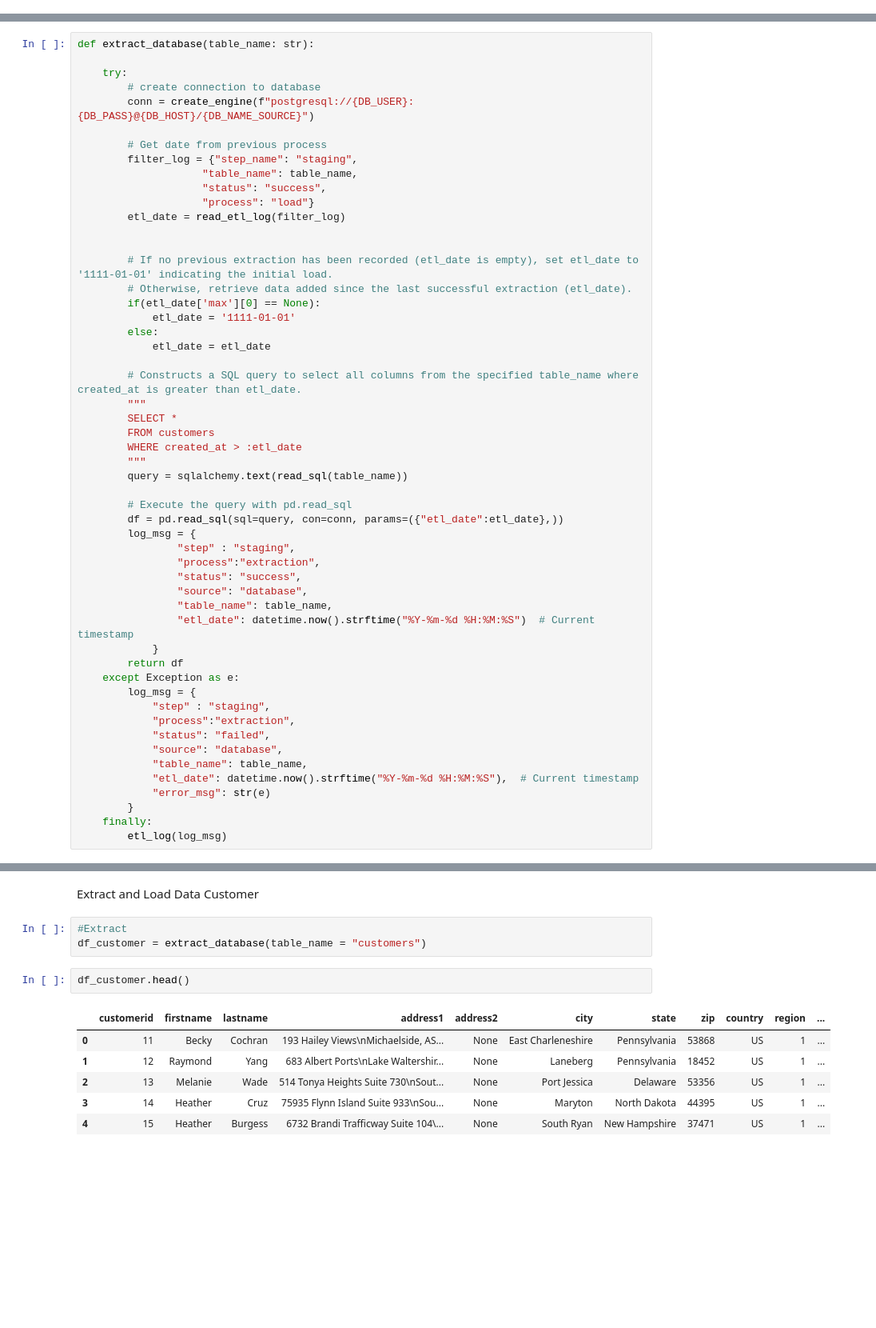
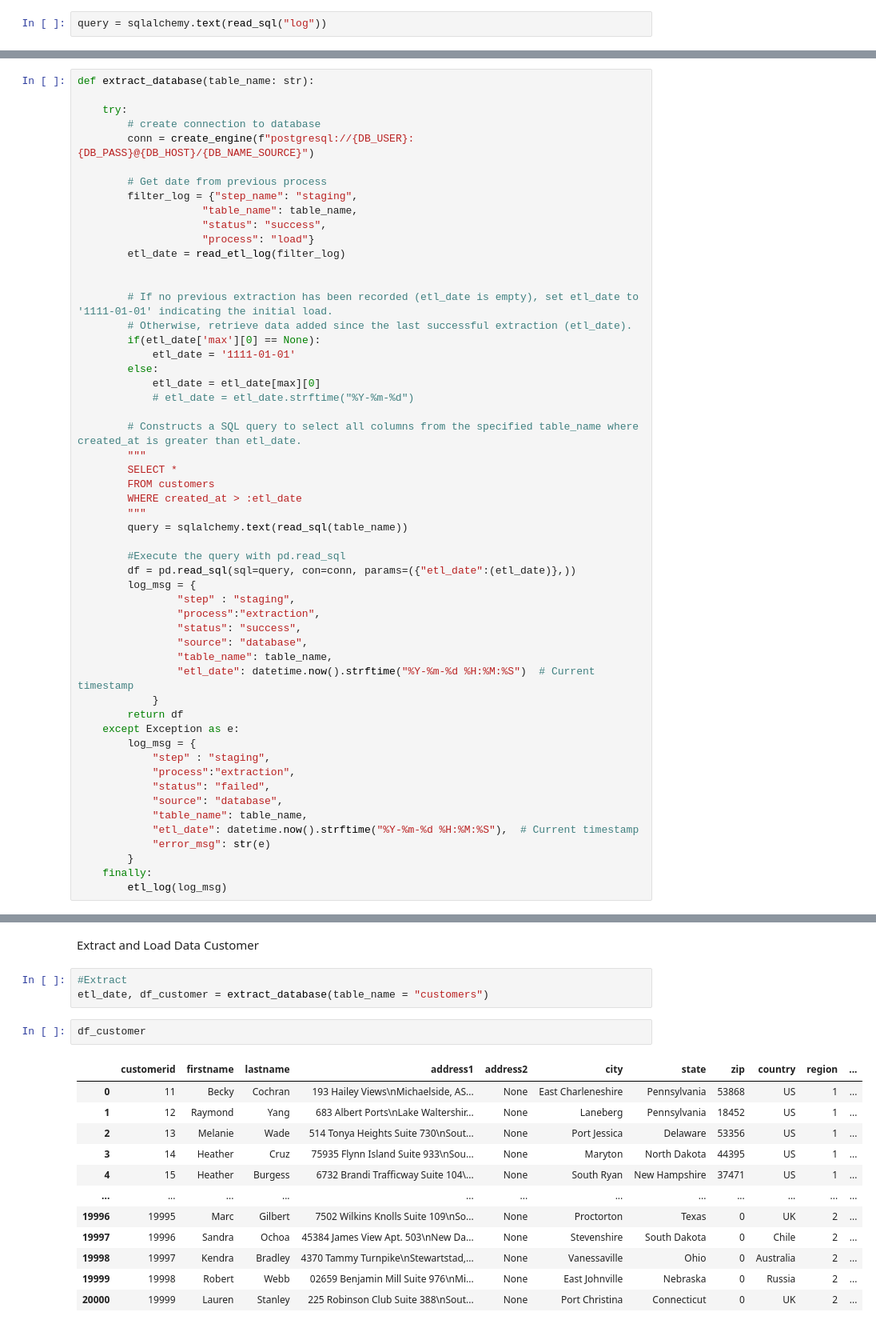
Before and after one commit to Kurikulum-Sekolah-Pacmann/data_pipeline_dellstore, a Jupyter notebook: live_w3.ipynb, the cells around one changed output, grey strips where cells are left out. Shown at 80% size. Drawn from its saved outputs; the diff is of its cells as text; blank space fills up the shorter version.

```diff
--- a/live_w3.ipynb
+++ b/live_w3.ipynb
@@ -169,6 +169,8 @@ def etl_log(log_msg: dict):
                         index = False)
     except Exception as e:
         print("Can't save your log message. Cause: ", str(e))
+# %%
+query = sqlalchemy.text(read_sql("log"))
 # %% [markdown]
 Fuction read_etl_log untuk membaca informasi log dari tabel log
 # %%
@@ -237,7 +239,8 @@ def extract_database(table_name: str):
         if(etl_date['max'][0] == None):
             etl_date = '1111-01-01'
         else:
-            etl_date = etl_date
+            etl_date = etl_date[max][0]
+            # etl_date = etl_date.strftime("%Y-%m-%d")
 
         # Constructs a SQL query to select all columns from the specified table_name where created_at is greater than etl_date.
         """
@@ -247,8 +250,8 @@ def extract_database(table_name: str):
         """
         query = sqlalchemy.text(read_sql(table_name))
 
-        # Execute the query with pd.read_sql
-        df = pd.read_sql(sql=query, con=conn, params=({"etl_date":etl_date},))
+        #Execute the query with pd.read_sql
+        df = pd.read_sql(sql=query, con=conn, params=({"etl_date":(etl_date)},))
         log_msg = {
                 "step" : "staging",
                 "process":"extraction",
@@ -534,13 +538,19 @@ Schema Source: <br>
 Extract and Load Data Customer
 # %%
 #Extract
-df_customer = extract_database(table_name = "customers")
+etl_date, df_customer = extract_database(table_name = "customers")
 # %%
-df_customer.head()
+df_customer
 # %% [output]
 |  | customerid | firstname | lastname | address1 | address2 | city | state | zip | country | region | ... |
 | 0 | 11 | Becky | Cochran | 193 Hailey Views\nMichaelside, AS... | None | East Charleneshire | Pennsylvania | 53868 | US | 1 | ... |
 | 1 | 12 | Raymond | Yang | 683 Albert Ports\nLake Waltershir... | None | Laneberg | Pennsylvania | 18452 | US | 1 | ... |
 | 2 | 13 | Melanie | Wade | 514 Tonya Heights Suite 730\nSout... | None | Port Jessica | Delaware | 53356 | US | 1 | ... |
 | 3 | 14 | Heather | Cruz | 75935 Flynn Island Suite 933\nSou... | None | Maryton | North Dakota | 44395 | US | 1 | ... |
 | 4 | 15 | Heather | Burgess | 6732 Brandi Trafficway Suite 104\... | None | South Ryan | New Hampshire | 37471 | US | 1 | ... |
+| ... | ... | ... | ... | ... | ... | ... | ... | ... | ... | ... | ... |
+| 19996 | 19995 | Marc | Gilbert | 7502 Wilkins Knolls Suite 109\nSo... | None | Proctorton | Texas | 0 | UK | 2 | ... |
+| 19997 | 19996 | Sandra | Ochoa | 45384 James View Apt. 503\nNew Da... | None | Stevenshire | South Dakota | 0 | Chile | 2 | ... |
+| 19998 | 19997 | Kendra | Bradley | 4370 Tammy Turnpike\nStewartstad,... | None | Vanessaville | Ohio | 0 | Australia | 2 | ... |
+| 19999 | 19998 | Robert | Webb | 02659 Benjamin Mill Suite 976\nMi... | None | East Johnville | Nebraska | 0 | Russia | 2 | ... |
+| 20000 | 19999 | Lauren | Stanley | 225 Robinson Club Suite 388\nSout... | None | Port Christina | Connecticut | 0 | UK | 2 | ... |
```
Also changed, not shown: parts of 6 cells of this notebook, 4 other files.
